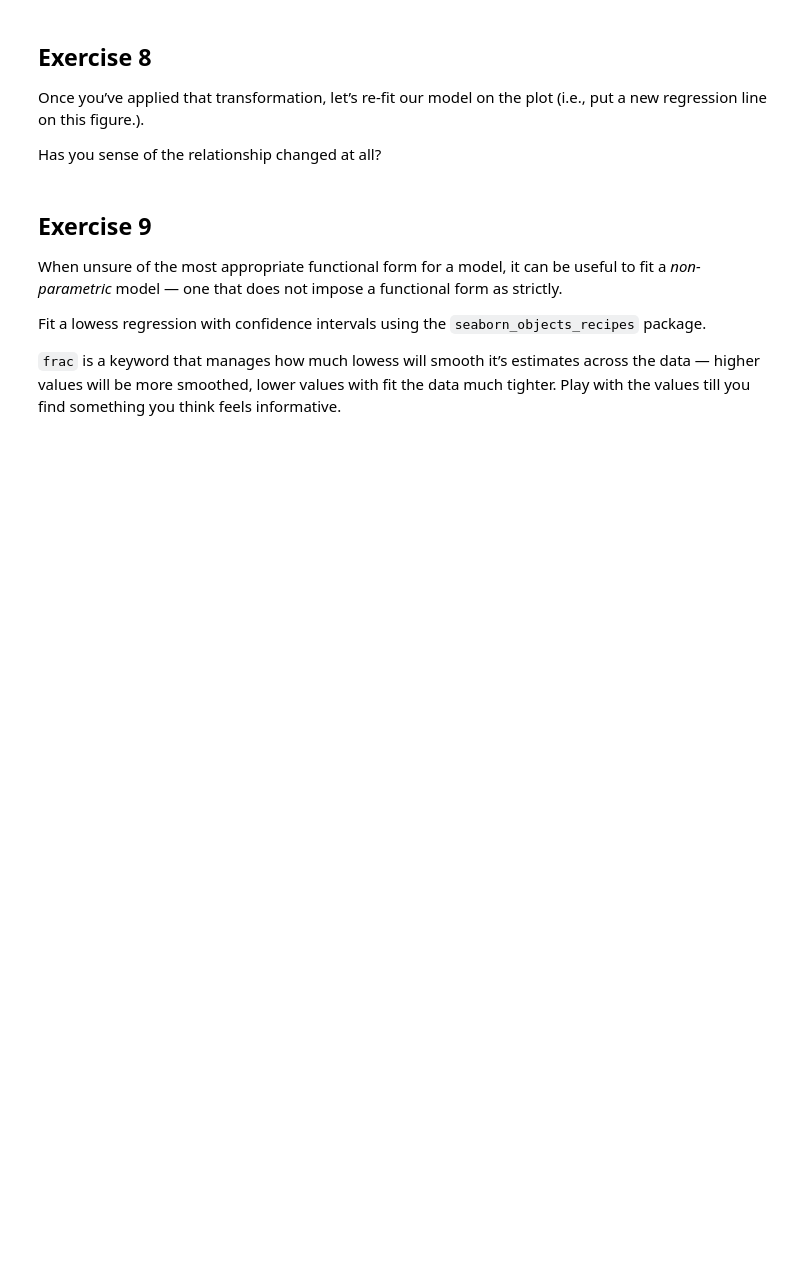
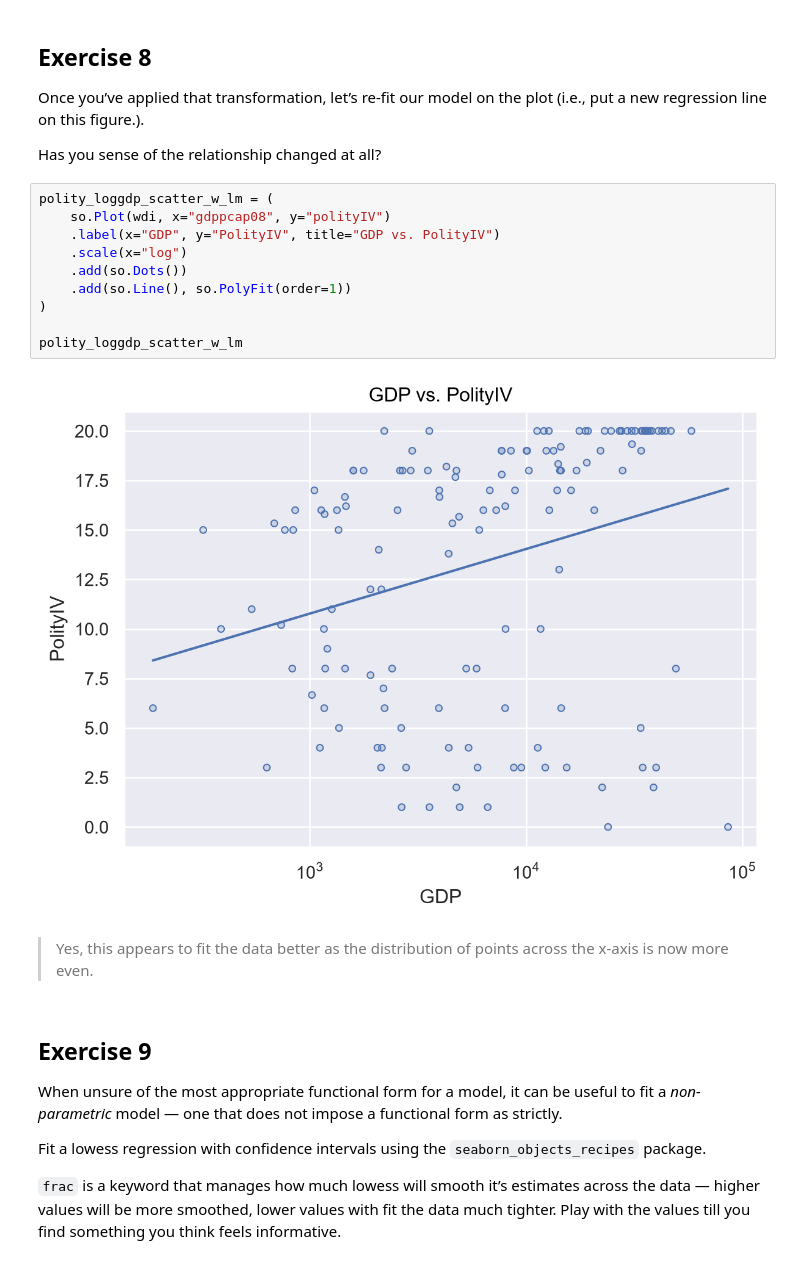
Before and after one commit to BlueWolfpack/PDS, a Jupyter notebook: plotting2_exercise.ipynb, the cells around one changed output. Cells and saved outputs as stored; diff of their text form; blank space fills up the shorter version.

```diff
--- a/plotting2_exercise.ipynb
+++ b/plotting2_exercise.ipynb
@@ -104,6 +133,20 @@ Apply the transformation.
 Once you’ve applied that transformation, let’s re-fit our model on the plot (i.e., put a new regression line on this figure.).
 
 Has you sense of the relationship changed at all?
+# %%
+polity_loggdp_scatter_w_lm = (
+    so.Plot(wdi, x="gdppcap08", y="polityIV")
+    .label(x="GDP", y="PolityIV", title="GDP vs. PolityIV")
+    .scale(x="log")
+    .add(so.Dots())
+    .add(so.Line(), so.PolyFit(order=1))
+)
+
+polity_loggdp_scatter_w_lm
+# %% [output]
+[figure, added]
+# %% [markdown]
+> Yes, this appears to fit the data better as the distribution of points across the x-axis is now more even.
 # %% [markdown]
 ## Exercise 9
 
```
Also changed, not shown: parts of 20 cells of this notebook, 1 other file.
